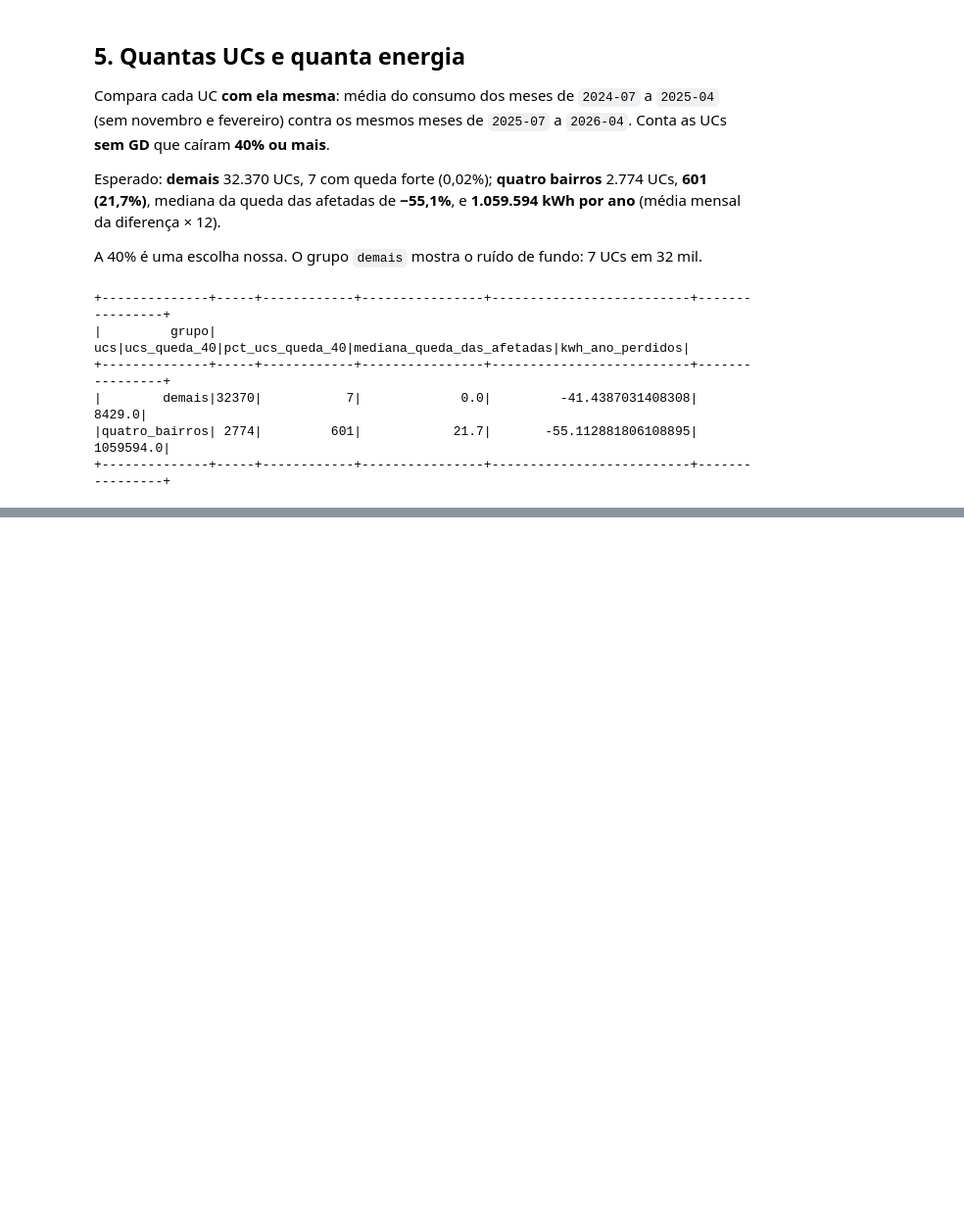
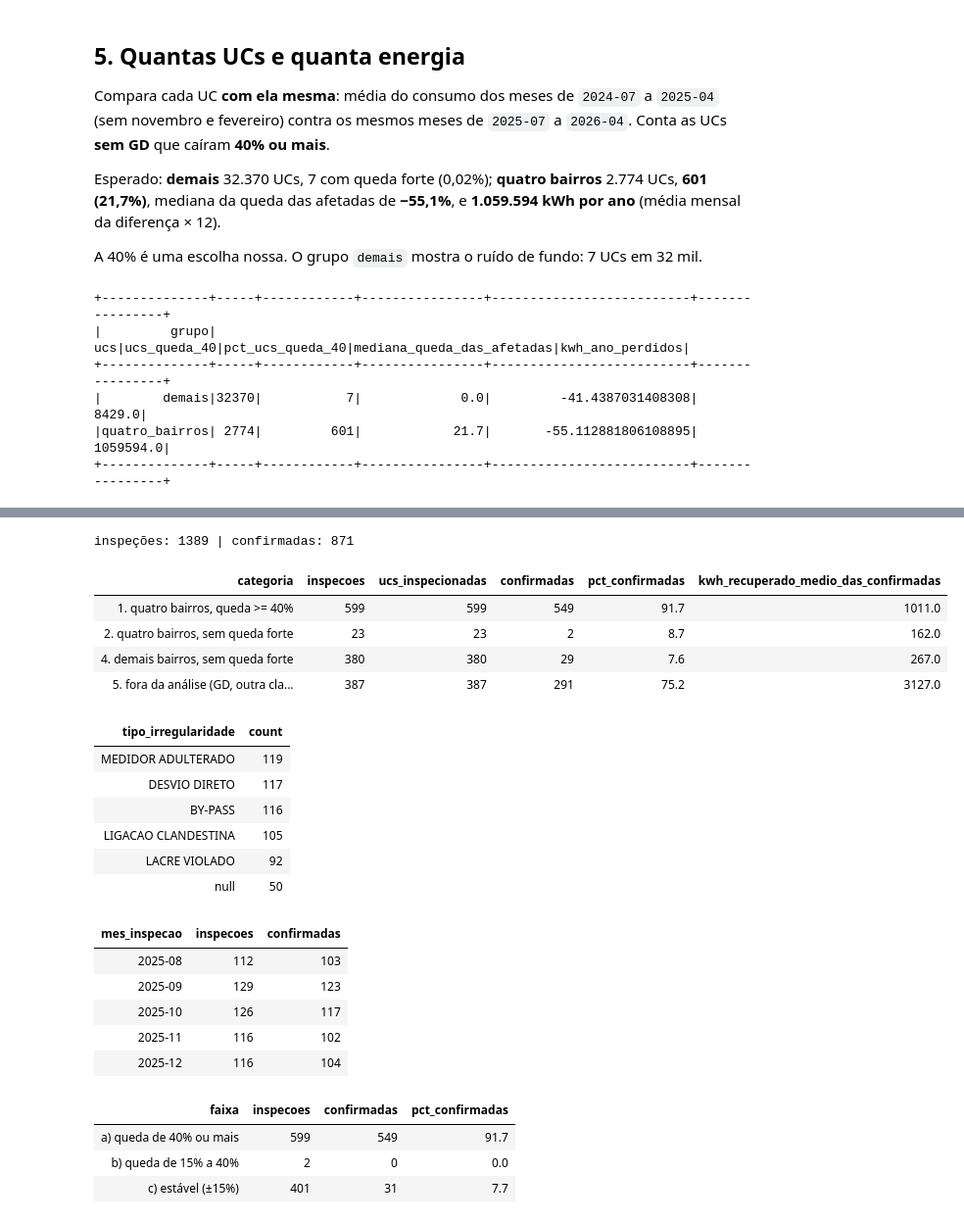
Before and after one commit to marcelaraposoo/V-Energy-Grid-360, a Jupyter notebook: data-engineering/notebooks/exploracao/analise_quatro_bairros.ipynb, the cells around one changed output, grey strips where cells are left out. Shown at 98% size. Cells and saved outputs as stored; diff of their text form; code cells hidden in the pictures; blank space fills up the shorter version.

```diff
--- a/data-engineering/notebooks/exploracao/analise_quatro_bairros.ipynb
+++ b/data-engineering/notebooks/exploracao/analise_quatro_bairros.ipynb
@@ -192,0 +242,63 @@ r = (fato.join(ucs_sem_gd, "id_uc", "left_semi")
+# %%
+silver_schema = f"{catalog}.silver"
+insp = spark.table(f"{silver_schema}.inspecoes")
+print("inspeções:", insp.count(), "| confirmadas:", insp.filter("irregularidade_confirmada").count())   # esperado: 1.389 | 871 (62,7%)
+
+# r (seção 5): UCs residenciais sem GD, com a queda de cada uma
+i = (insp.join(r.select("id_uc", "grupo", "queda_pct", "queda_forte"), "id_uc", "left")
+     .withColumn("categoria",
+        F.when(F.col("grupo").isNull(), "5. fora da análise (GD, outra classe ou sem dados)")
+         .when((F.col("grupo") == "quatro_bairros") & F.col("queda_forte"), "1. quatro bairros, queda >= 40%")
+         .when(F.col("grupo") == "quatro_bairros", "2. quatro bairros, sem queda forte")
+         .when(F.col("queda_forte"), "3. demais bairros, queda >= 40%")
+         .otherwise("4. demais bairros, sem queda forte")))
+
+display(i.groupBy("categoria").agg(
+    F.count("*").alias("inspecoes"),
+    F.countDistinct("id_uc").alias("ucs_inspecionadas"),
+    F.sum(F.col("irregularidade_confirmada").cast("int")).alias("confirmadas"),
+    F.round(F.avg(F.col("irregularidade_confirmada").cast("int")) * 100, 1).alias("pct_confirmadas"),
+    F.round(F.avg(F.when(F.col("irregularidade_confirmada"), F.col("kwh_recuperado").cast("double"))), 0).alias("kwh_recuperado_medio_das_confirmadas"),
+).orderBy("categoria"))
+
+# Tipos de irregularidade e meses de inspeção das UCs da categoria 1
+cat1 = i.filter(F.col("categoria").startswith("1."))
+display(cat1.groupBy("tipo_irregularidade").count().orderBy(F.desc("count")))
+display(cat1.groupBy(F.date_format("data_inspecao", "yyyy-MM").alias("mes_inspecao"))
+        .agg(F.count("*").alias("inspecoes"), F.sum(F.col("irregularidade_confirmada").cast("int")).alias("confirmadas"))
+        .orderBy("mes_inspecao"))
+
+# O sinal geral: a taxa de acerto por faixa de queda de consumo, em todas as UCs inspecionadas desta análise
+faixas = (i.filter(F.col("grupo").isNotNull())
+          .withColumn("faixa", F.when(F.col("queda_pct") <= -40, "a) queda de 40% ou mais")
+                                .when(F.col("queda_pct") <= -15, "b) queda de 15% a 40%")
+                                .when(F.col("queda_pct") < 15, "c) estável (±15%)")
+                                .otherwise("d) aumento de 15% ou mais")))
+display(faixas.groupBy("faixa").agg(
+    F.count("*").alias("inspecoes"),
+    F.sum(F.col("irregularidade_confirmada").cast("int")).alias("confirmadas"),
+    F.round(F.avg(F.col("irregularidade_confirmada").cast("int")) * 100, 1).alias("pct_confirmadas")).orderBy("faixa"))
+# %% [output]
+inspeções: 1389 | confirmadas: 871
+| categoria | inspecoes | ucs_inspecionadas | confirmadas | pct_confirmadas | kwh_recuperado_medio_das_confirmadas |
+| 1. quatro bairros, queda >= 40% | 599 | 599 | 549 | 91.7 | 1011.0 |
+| 2. quatro bairros, sem queda forte | 23 | 23 | 2 | 8.7 | 162.0 |
+| 4. demais bairros, sem queda forte | 380 | 380 | 29 | 7.6 | 267.0 |
+| 5. fora da análise (GD, outra cla... | 387 | 387 | 291 | 75.2 | 3127.0 |
+| tipo_irregularidade | count |
+| MEDIDOR ADULTERADO | 119 |
+| DESVIO DIRETO | 117 |
+| BY-PASS | 116 |
+| LIGACAO CLANDESTINA | 105 |
+| LACRE VIOLADO | 92 |
+| null | 50 |
+| mes_inspecao | inspecoes | confirmadas |
+| 2025-08 | 112 | 103 |
+| 2025-09 | 129 | 123 |
+| 2025-10 | 126 | 117 |
+| 2025-11 | 116 | 102 |
+| 2025-12 | 116 | 104 |
+| faixa | inspecoes | confirmadas | pct_confirmadas |
+| a) queda de 40% ou mais | 599 | 549 | 91.7 |
+| b) queda de 15% a 40% | 2 | 0 | 0.0 |
+| c) estável (±15%) | 401 | 31 | 7.7 |
```
Also changed, not shown: parts of 13 cells of this notebook, 1 other file.
